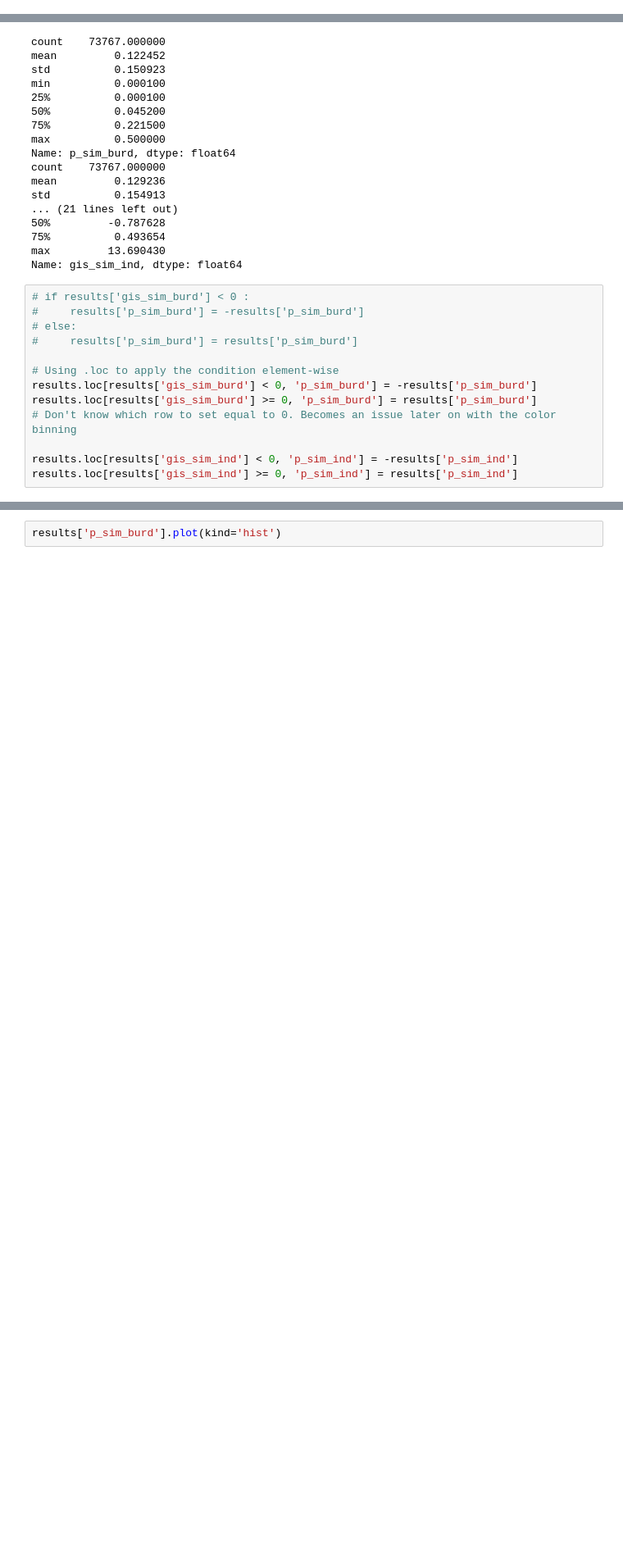
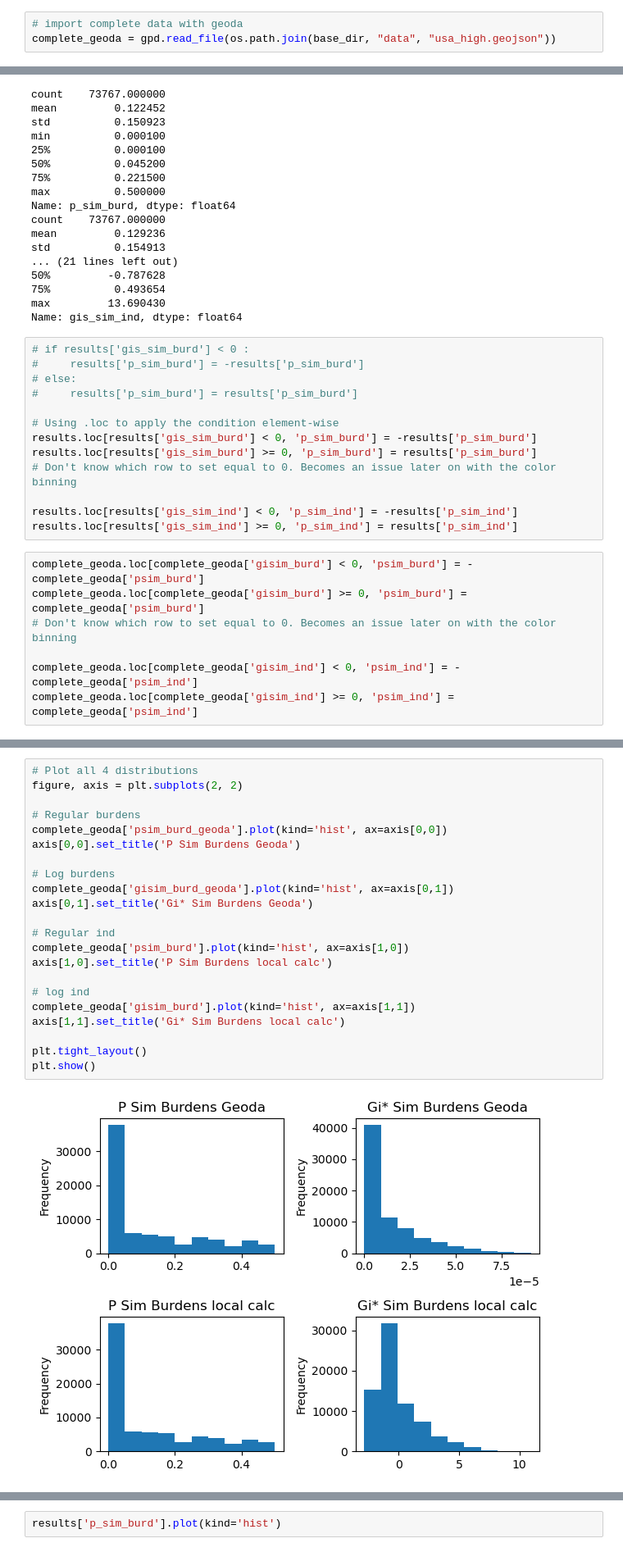
Before and after one commit to haylee360/j40-data-exploration, a Jupyter notebook: docs/gistar-CORRECT.ipynb, the cells around one changed output, grey strips where cells are left out. Shown at 82% size. Drawn from its saved outputs; the diff is of its cells as text; blank space fills up the shorter version.

```diff
--- a/docs/gistar-CORRECT.ipynb
+++ b/docs/gistar-CORRECT.ipynb
@@ -30,6 +30,9 @@ comm_v2 = pd.read_csv(os.path.join(base_dir, "data", "2.0-communities.csv"))
 
 # Version 2.0 shapefile data
 v2_geo = gpd.read_file(os.path.join(base_dir, "data", "2.0-shapefile-codebook", "usa", "usa.shp"))
+# %%
+# import complete data with geoda
+complete_geoda = gpd.read_file(os.path.join(base_dir, "data", "usa_high.geojson"))
 # %%
 comm_v2.head()
 # %% [output]
@@ -181,3 +184,10 @@ results.loc[results['gis_sim_burd'] >= 0, 'p_sim_burd'] = results['p_sim_burd']
 
 results.loc[results['gis_sim_ind'] < 0, 'p_sim_ind'] = -results['p_sim_ind']
 results.loc[results['gis_sim_ind'] >= 0, 'p_sim_ind'] = results['p_sim_ind']
+# %%
+complete_geoda.loc[complete_geoda['gisim_burd'] < 0, 'psim_burd'] = -complete_geoda['psim_burd']
+complete_geoda.loc[complete_geoda['gisim_burd'] >= 0, 'psim_burd'] = complete_geoda['psim_burd']
+# Don't know which row to set equal to 0. Becomes an issue later on with the color binning
+
+complete_geoda.loc[complete_geoda['gisim_ind'] < 0, 'psim_ind'] = -complete_geoda['psim_ind']
+complete_geoda.loc[complete_geoda['gisim_ind'] >= 0, 'psim_ind'] = complete_geoda['psim_ind']
@@ -183,0 +203,24 @@ results.loc[results['gis_sim_ind'] >= 0, 'p_sim_ind'] = results['p_sim_ind']
+# %%
+# Plot all 4 distributions
+figure, axis = plt.subplots(2, 2)
+
+# Regular burdens
+complete_geoda['psim_burd_geoda'].plot(kind='hist', ax=axis[0,0])
+axis[0,0].set_title('P Sim Burdens Geoda')
+
+# Log burdens
+complete_geoda['gisim_burd_geoda'].plot(kind='hist', ax=axis[0,1])
+axis[0,1].set_title('Gi* Sim Burdens Geoda')
+
+# Regular ind
+complete_geoda['psim_burd'].plot(kind='hist', ax=axis[1,0])
+axis[1,0].set_title('P Sim Burdens local calc')
+
+# log ind
+complete_geoda['gisim_burd'].plot(kind='hist', ax=axis[1,1])
+axis[1,1].set_title('Gi* Sim Burdens local calc')
+
+plt.tight_layout()
+plt.show()
+# %% [output]
+[figure, added]
```
Also changed, not shown: parts of 8 cells of this notebook, 2 other files.
